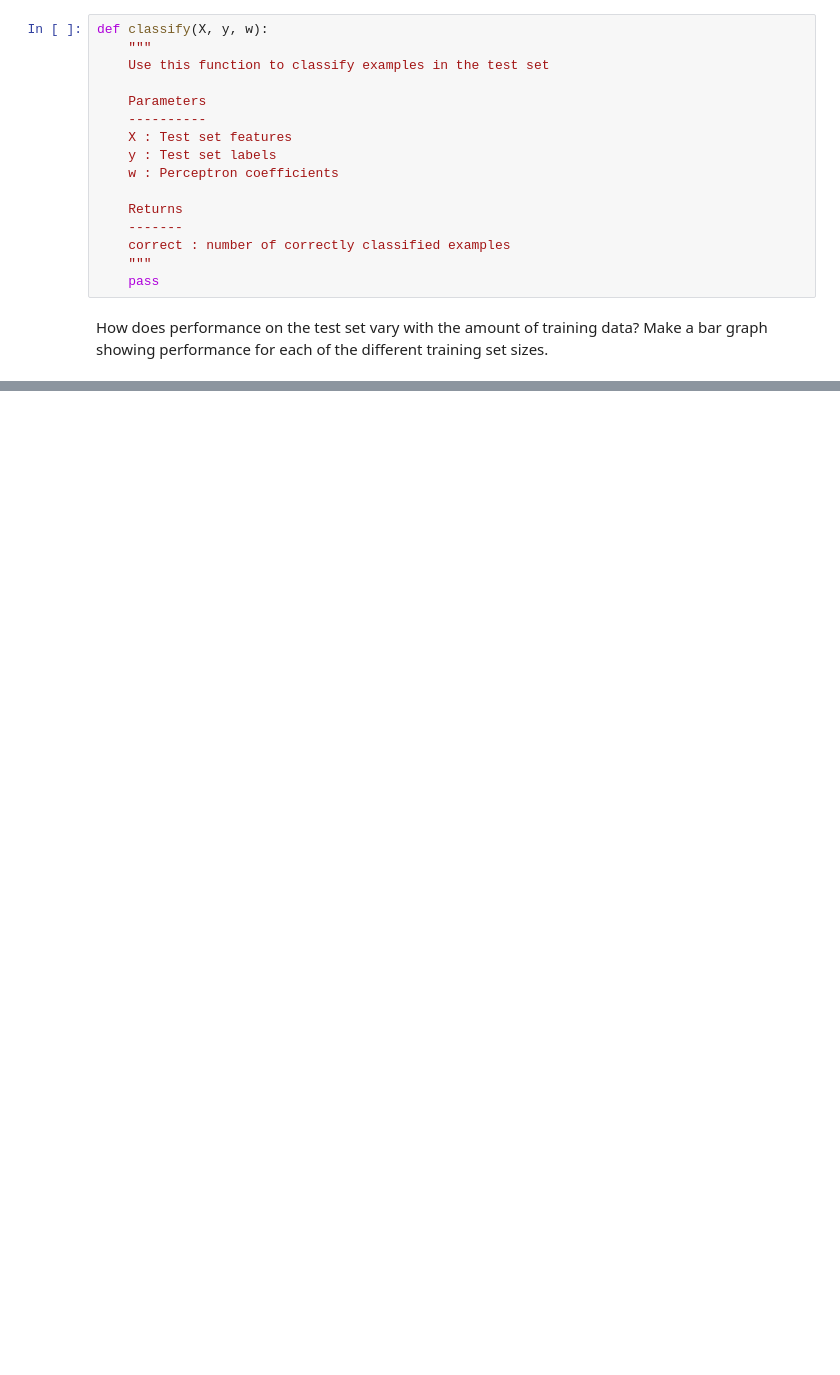
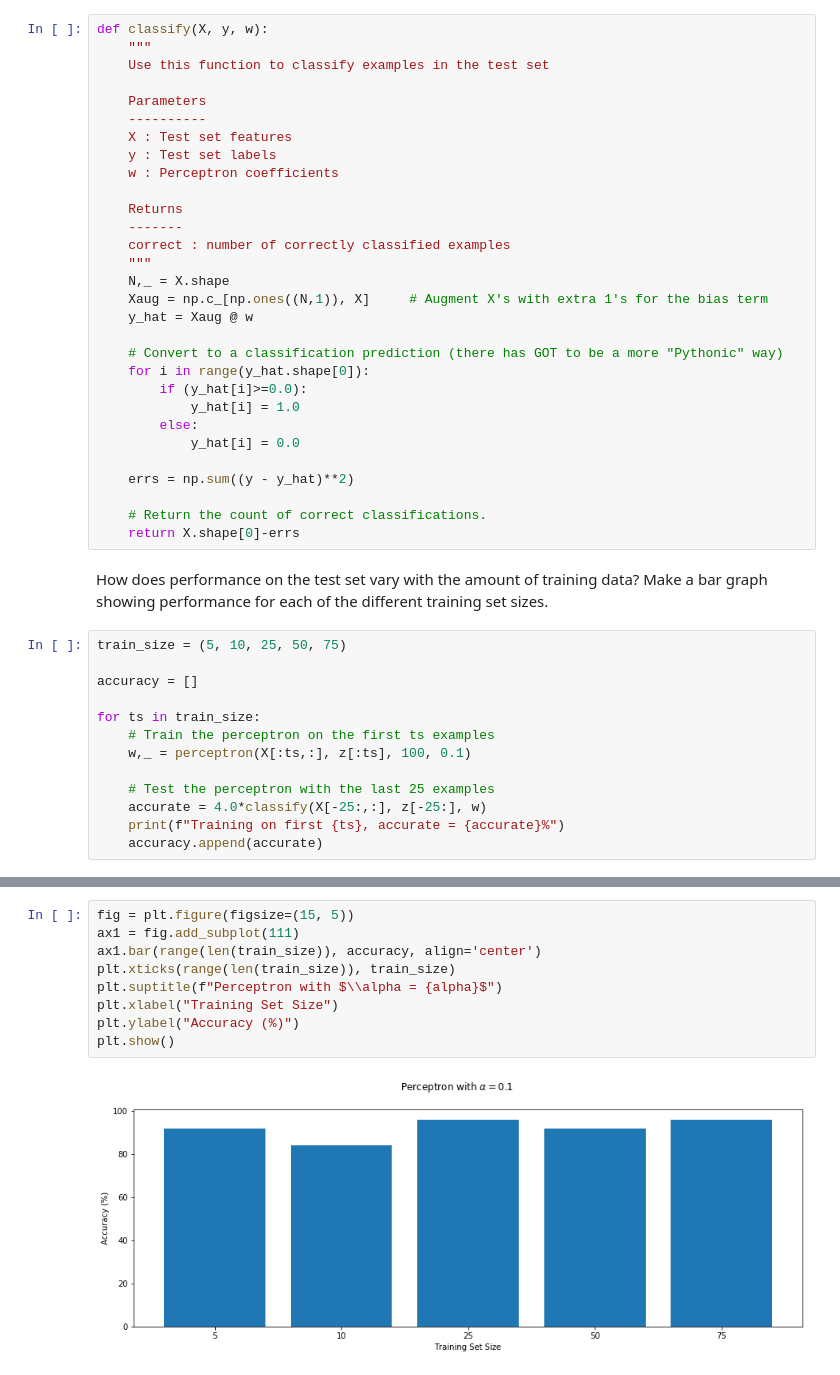
Before and after one commit to tima0476/hw1-csci5922, a Jupyter notebook: assignment_1.ipynb, the cells around one changed output, grey strips where cells are left out. Cells and saved outputs as stored; diff of their text form; blank space fills up the shorter version.

```diff
--- a/assignment_1.ipynb
+++ b/assignment_1.ipynb
@@ -538,6 +538,33 @@ def classify(X, y, w):
     -------
     correct : number of correctly classified examples
     """
-    pass
+    N,_ = X.shape
+    Xaug = np.c_[np.ones((N,1)), X]     # Augment X's with extra 1's for the bias term
+    y_hat = Xaug @ w
+
+    # Convert to a classification prediction (there has GOT to be a more "Pythonic" way)
+    for i in range(y_hat.shape[0]):
+        if (y_hat[i]>=0.0):
+            y_hat[i] = 1.0
+        else:
+            y_hat[i] = 0.0
+
+    errs = np.sum((y - y_hat)**2)
+
+    # Return the count of correct classifications.
+    return X.shape[0]-errs
 # %% [markdown]
 How does performance on the test set vary with the amount of training data? Make a bar graph showing performance for each of the different training set sizes.
+# %%
+train_size = (5, 10, 25, 50, 75)
+
+accuracy = []
+
+for ts in train_size:
+    # Train the perceptron on the first ts examples
+    w,_ = perceptron(X[:ts,:], z[:ts], 100, 0.1)
+
+    # Test the perceptron with the last 25 examples
+    accurate = 4.0*classify(X[-25:,:], z[-25:], w)
+    print(f"Training on first {ts}, accurate = {accurate}%")
+    accuracy.append(accurate)
@@ -543,0 +577,11 @@ How does performance on the test set vary with the amount of training data? Make
+# %%
+fig = plt.figure(figsize=(15, 5))
+ax1 = fig.add_subplot(111)
+ax1.bar(range(len(train_size)), accuracy, align='center')
+plt.xticks(range(len(train_size)), train_size)
+plt.suptitle(f"Perceptron with $\\alpha = {alpha}$")
+plt.xlabel("Training Set Size")
+plt.ylabel("Accuracy (%)")
+plt.show()
+# %% [output]
+[figure, added]
```
Also changed, not shown: parts of 7 cells of this notebook.
